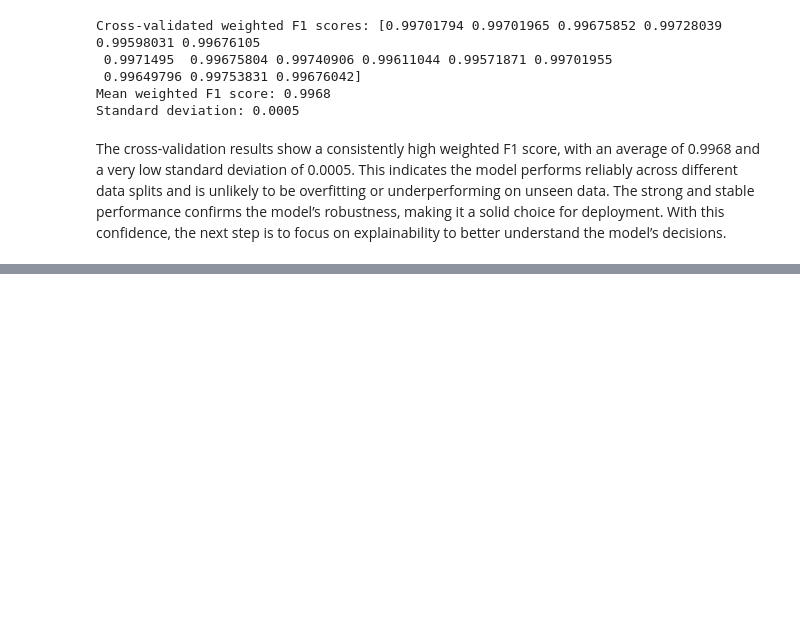
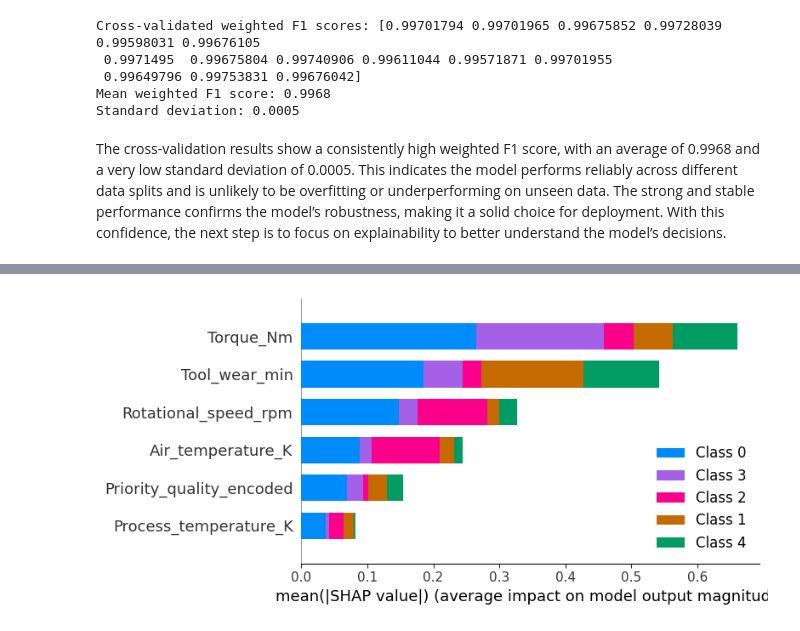
Before and after one commit to herrerovir/Predictive-maintenance-industrial-machinery, a Jupyter notebook: notebooks/Predictive-maintenance-of-industrial-machinery.ipynb, the cells around one changed output, grey strips where cells are left out. Cells and saved outputs as stored; diff of their text form; code cells hidden in the pictures; blank space fills up the shorter version.

Commit message:
Add shap explainability and conclusions

```diff
--- a/notebooks/Predictive-maintenance-of-industrial-machinery.ipynb
+++ b/notebooks/Predictive-maintenance-of-industrial-machinery.ipynb
@@ -1141,0 +1155,6 @@ As previously mentioned, although the current model performs well, it can be fur
+# %%
+# Create TreeExplainer for the Random Forest model
+explainer = shap.Explainer(best_rf_model)
+
+# Compute SHAP values for the test set
+shap_values = explainer(X_test)
@@ -1141,0 +1171,11 @@ As previously mentioned, although the current model performs well, it can be fur
+# %%
+# Plot shap general summary
+shap.summary_plot(shap_values, X_test, show = True) # show = False doesn't display the plot in the notebook but helps matplotlib save the fig.
+                                                            # Set to True if you want to display the plot in the notebook
+
+# Save the plot
+fig = plt.gcf()
+plt.savefig(FIGURES_DIR / "shap_summary_plot.png", bbox_inches = "tight")
+plt.close(fig)
+# %% [output]
+[figure, added]
```
Also changed, not shown: parts of 61 cells of this notebook.
